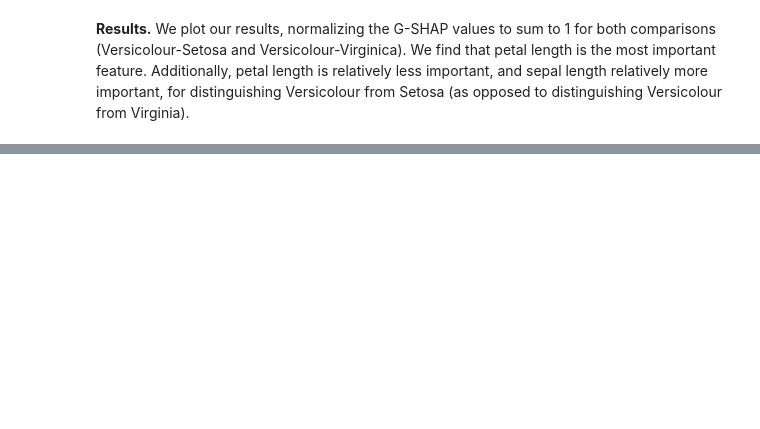
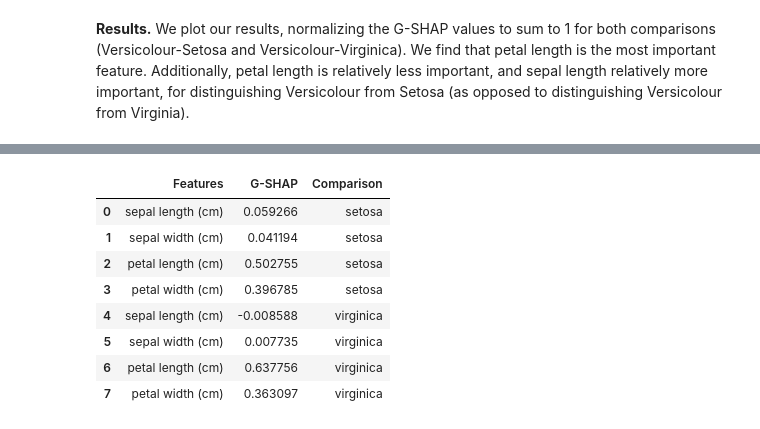
Before and after one commit to dsbowen/gshap, a Jupyter notebook: classification.ipynb, the cells around one changed output, grey strips where cells are left out. Saved outputs shown, nothing was run; the diff lists cells and outputs as text; code cells hidden in the pictures; blank space fills up the shorter version.

```diff
--- a/classification.ipynb
+++ b/classification.ipynb
@@ -141,0 +142,12 @@ plt.show()
+# %%
+df
+# %% [output]
+|  | Features | G-SHAP | Comparison |
+| 0 | sepal length (cm) | 0.059266 | setosa |
+| 1 | sepal width (cm) | 0.041194 | setosa |
+| 2 | petal length (cm) | 0.502755 | setosa |
+| 3 | petal width (cm) | 0.396785 | setosa |
+| 4 | sepal length (cm) | -0.008588 | virginica |
+| 5 | sepal width (cm) | 0.007735 | virginica |
+| 6 | petal length (cm) | 0.637756 | virginica |
+| 7 | petal width (cm) | 0.363097 | virginica |
```
Also changed, not shown: parts of 3 cells of this notebook, 3 other files.
